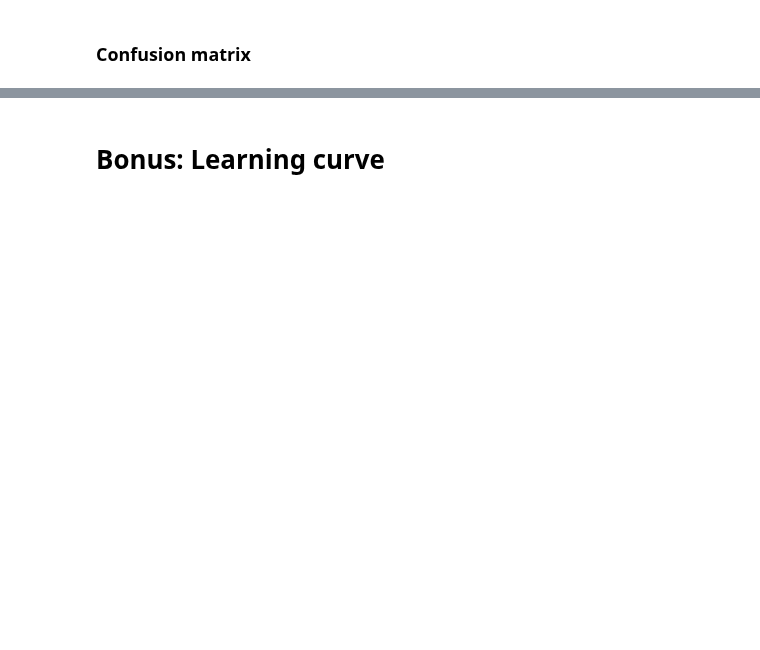
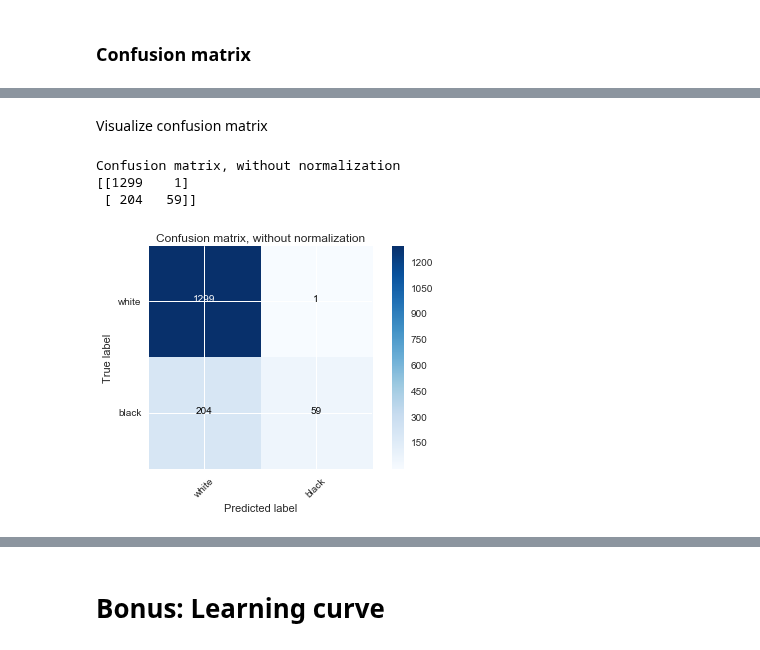
Before and after one commit to PaluchowskiMatthew/ADA-Kepler, a Jupyter notebook: 05 - Applied ML/Applied ML - Learning curve and grid search.ipynb, the cells around one changed output, grey strips where cells are left out. Saved outputs shown, nothing was run; the diff lists cells and outputs as text; code cells hidden in the pictures; blank space fills up the shorter version.

Commit message:
Added Normalization and Confusion matrix

```diff
--- a/05 - Applied ML/Applied ML - Learning curve and grid search.ipynb
+++ b/05 - Applied ML/Applied ML - Learning curve and grid search.ipynb
@@ -505,0 +535,17 @@ avg / total       0.73      0.75      0.69       317
+# %% [markdown]
+Visualize confusion matrix
+# %%
+from plot_helpers import custom_confusion_matrix
+from sklearn.metrics import confusion_matrix
+
+y_true = y
+y_pred = rfc.predict(X)
+
+cm = confusion_matrix(y_true, y_pred)
+
+custom_confusion_matrix(cm, classes=['white','black'], title='Confusion matrix, without normalization')
+# %% [output]
+Confusion matrix, without normalization
+[[1299    1]
+ [ 204   59]]
+[figure, added]
```
Also changed, not shown: parts of 22 cells of this notebook, 1 other file.
